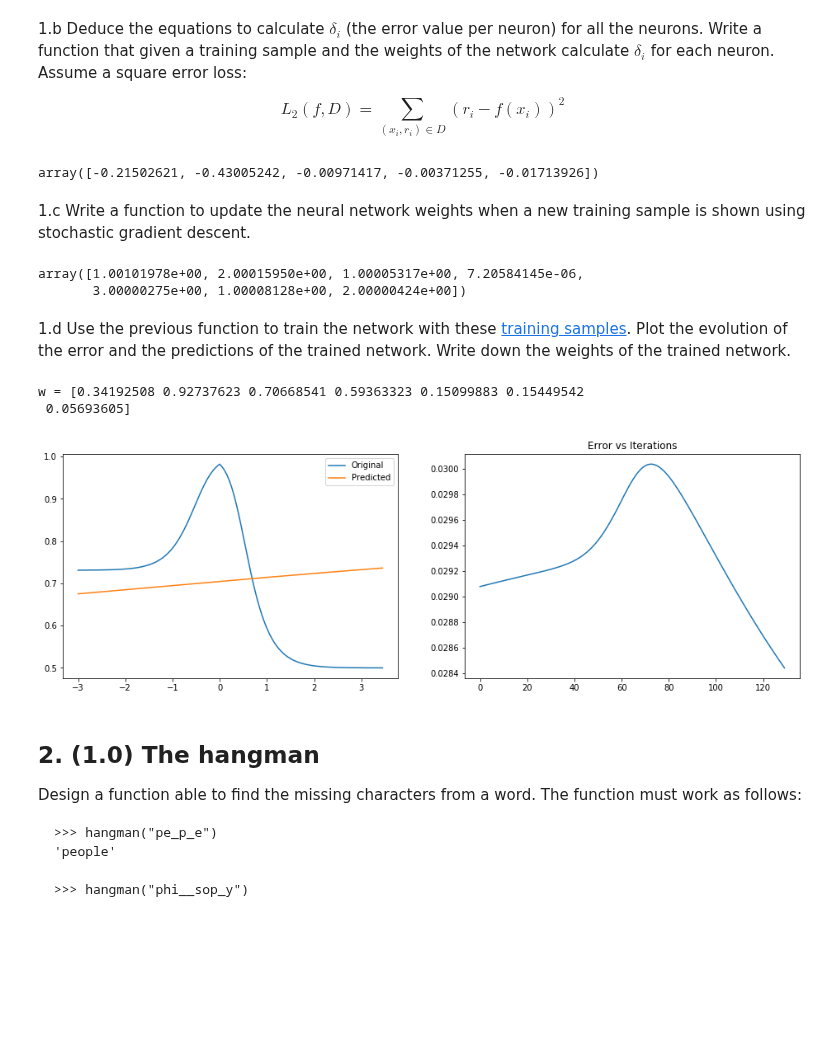
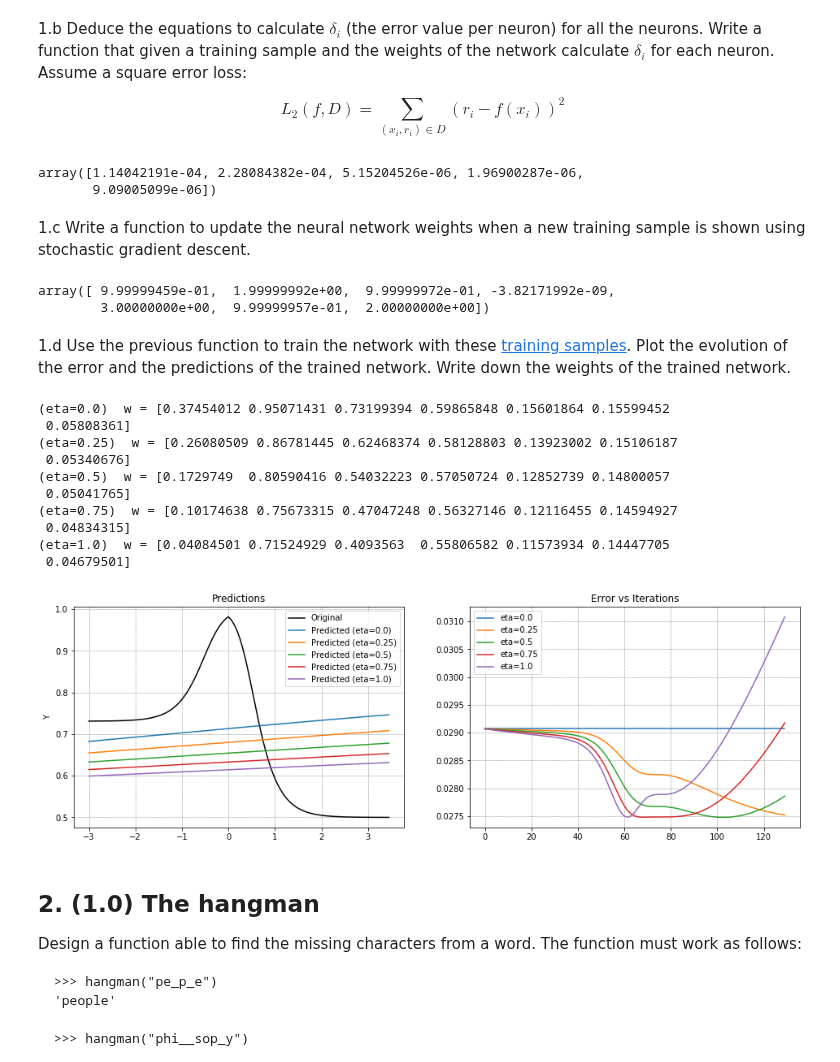
Before and after one commit to ingJSNA/machineLearning2018, a Jupyter notebook: assign4/ml-assign4-jsnavarroa.ipynb, the cells around one changed output. Drawn from its saved outputs; the diff is of its cells as text; code cells hidden in the pictures; blank space fills up the shorter version.

```diff
--- a/assign4/ml-assign4-jsnavarroa.ipynb
+++ b/assign4/ml-assign4-jsnavarroa.ipynb
@@ -112,7 +110,6 @@ def square_error(y_true, y_pred):
 
 def sigmoid_derivative(x):
     return sigmoid(x) * (1-sigmoid(x))
-
 
 def relu_derivative(x):
     if(x > 0):
@@ -138,7 +135,7 @@ def bp(x, y, w):
     w13, w12, w14, w32, w42, w53, w54 = w
     d1, d2, d3, d4, d5 = delta
 
-    d1 = z1-y
+    d1 = sigmoid_derivative(a4) * square_error(y, z1)
 
     d2 = relu_derivative(a2) * (d1*w12)
 
@@ -159,7 +156,8 @@ y=0.731204118803
 w = [1, 2, 1, 0, 3, 1, 2]
 bp(x, y, w)
 # %% [output]
-array([-0.21502621, -0.43005242, -0.00971417, -0.00371255, -0.01713926])
+array([1.14042191e-04, 2.28084382e-04, 5.15204526e-06, 1.96900287e-06,
+       9.09005099e-06])
 # %% [markdown]
 1.c Write a function to update the neural network weights when a new training sample is shown using stochastic gradient descent.
 # %%
@@ -174,8 +172,8 @@ def train_step(x, y, w, eta):
     '''
     # Calculate dw
     dw = np.zeros(7)
+
     # Your code here
-
     a, z = forward_propagate(x, w)
 
     delta = bp(x, y, w)
@@ -195,7 +193,6 @@ def train_step(x, y, w, eta):
     dw = np.array([dw13, dw12, dw14, dw32, dw42, dw53, dw54])
 
     ####  ####
-
     w = w - eta*dw
     return w
 
@@ -205,8 +202,8 @@ w = [1, 2, 1, 0, 3, 1, 2]
 eta = 0.1
 train_step(x, y, w, eta)
 # %% [output]
-array([1.00101978e+00, 2.00015950e+00, 1.00005317e+00, 7.20584145e-06,
-       3.00000275e+00, 1.00008128e+00, 2.00000424e+00])
+array([ 9.99999459e-01,  1.99999992e+00,  9.99999972e-01, -3.82171992e-09,
+        3.00000000e+00,  9.99999957e-01,  2.00000000e+00])
 # %% [markdown]
 1.d Use the previous function to train the network with these [training samples](http://fagonzalezo.github.io/ml/samples_assign4.txt).  Plot the evolution of the error and the predictions of the trained network. Write down the weights of the trained network.
 # %%
@@ -216,53 +213,73 @@ from sklearn.metrics import mean_squared_error
 path = get_file(os.path.abspath("./samples_assign4.txt"),
                 origin="http://fagonzalezo.github.io/ml/samples_assign4.txt" )
 
 data = pd.read_csv(path, sep=" ", header=None)
 
 X = data.values[:, 0]
 Y = data.values[:, 1]
 
 # Classification function
 def predict(X, w):
     Y_pred = []
     for x in X:
         a, z = forward_propagate(x, w)
         Y_pred.append(z[0])
     return Y_pred
 
 # Error function
 def evalOnDataSet(X, Y, w):
     Y_pred = predict(X, w)
     return mean_squared_error(Y, Y_pred)
 
-# Train the network
+def experiment(X, Y, w, eta=0.01):
+    error_by_iteration = []
+    for epoch in range(1):
+        for x, y in zip(X, Y):
+            w = train_step(x, y, w, eta)
+            error_by_iteration.append(evalOnDataSet(X, Y, w))
+
+    Y_pred = predict(X, w)
+    return w, Y_pred, error_by_iteration
+
+# Training the network
 np.random.seed(42)
-eta = 0.01
-w = np.random.rand(7)
+initial_w = np.random.rand(7)
+etas = np.linspace(0, 1, num=5)
+#etas = [0.2]
 
-error = []
-for epoch in range(1):
-    for x, y in zip(X, Y):
-        w = train_step(x, y, w, eta)
-        error.append(evalOnDataSet(X, Y, w))
+fig, (ax1, ax2) = plt.subplots(1, 2, figsize=(8*2, 5))
+ax1.plot(X, Y, label='Original', color='black')
 
-print("w =", w)
+for eta in etas:
+    w, Y_pred, error_by_iteration = experiment(X, Y, initial_w, eta=eta)
+    print("(eta={})  w = {}".format(eta, w))
 
-Y_pred = predict(X, w)
+    # Plot the predictions
+    ax1.plot(X, Y_pred, label='Predicted (eta={})'.format(eta))
+    ax1.set_title("Predictions")
+    ax1.set_ylabel('Y')
+    ax1.grid(color='gray', linestyle='--', linewidth=0.5)
+    ax1.legend()
 
-# Plot the predictions
-fig, (ax1, ax2) = plt.subplots(1, 2, figsize=(8*2, 5))
-ax1.plot(X, Y, label='Original')
-ax1.plot(X, Y_pred, label='Predicted')
-ax1.legend()
+    ax2.set_title("Error vs Iterations")
+    ax2.plot(range(len(error_by_iteration)), error_by_iteration, label='eta={}'.format(eta))
+    ax2.grid(color='gray', linestyle='--', linewidth=0.5)
+    ax2.legend()
 
-ax2.set_title("Error vs Iterations")
-ax2.plot(range(len(error)), error)
 
 plt.show()
 # %% [output]
-w = [0.34192508 0.92737623 0.70668541 0.59363323 0.15099883 0.15449542
- 0.05693605]
+(eta=0.0)  w = [0.37454012 0.95071431 0.73199394 0.59865848 0.15601864 0.15599452
+ 0.05808361]
+(eta=0.25)  w = [0.26080509 0.86781445 0.62468374 0.58128803 0.13923002 0.15106187
+ 0.05340676]
+(eta=0.5)  w = [0.1729749  0.80590416 0.54032223 0.57050724 0.12852739 0.14800057
+ 0.05041765]
+(eta=0.75)  w = [0.10174638 0.75673315 0.47047248 0.56327146 0.12116455 0.14594927
+ 0.04834315]
+(eta=1.0)  w = [0.04084501 0.71524929 0.4093563  0.55806582 0.11573934 0.14447705
+ 0.04679501]
-[figure, old version]
+[figure, new version]
 # %% [markdown]
 ## 2. (1.0) The hangman
 
```
Also changed, not shown: parts of 6 cells of this notebook, 1 other file.
